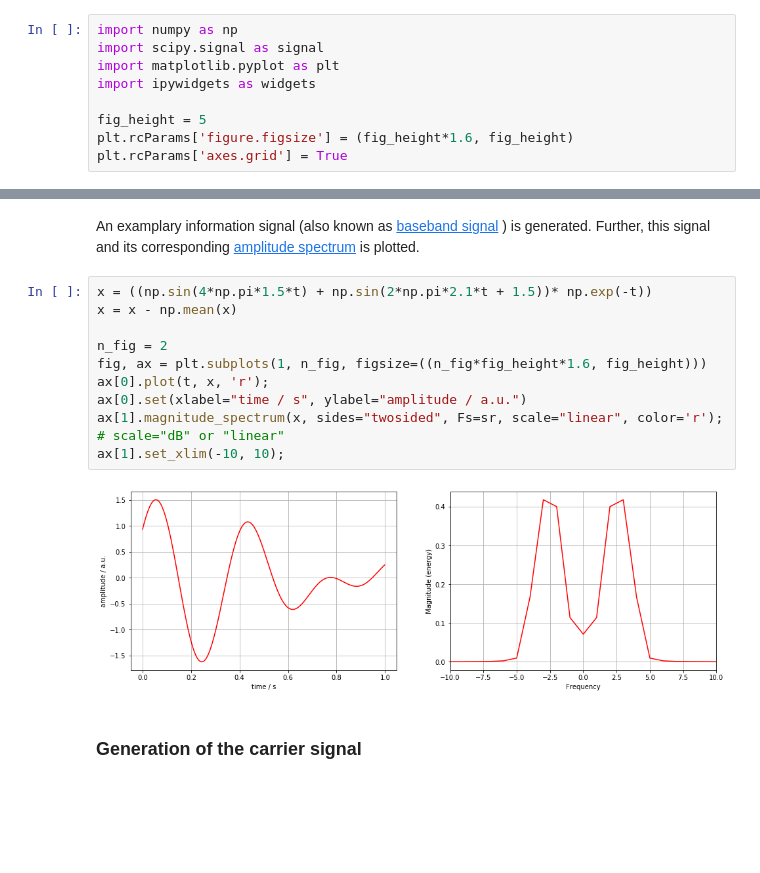
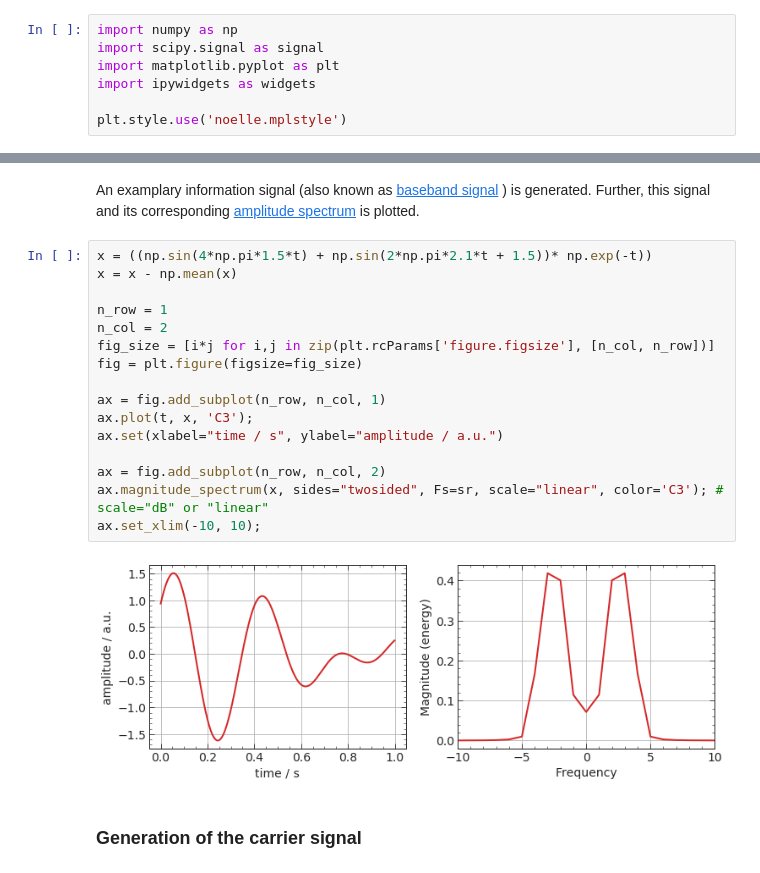
Before and after one commit to htw-ikt-noelle/Uebertragungsverfahren, a Jupyter notebook: amplitude_modulation.ipynb, the cells around one changed output, grey strips where cells are left out. Drawn from its saved outputs; the diff is of its cells as text; blank space fills up the shorter version.

Commit message:
changed plot properties

```diff
--- a/amplitude_modulation.ipynb
+++ b/amplitude_modulation.ipynb
@@ -12,9 +12,7 @@ import scipy.signal as signal
 import matplotlib.pyplot as plt
 import ipywidgets as widgets
 
-fig_height = 5
-plt.rcParams['figure.figsize'] = (fig_height*1.6, fig_height)
-plt.rcParams['axes.grid'] = True
+plt.style.use('noelle.mplstyle')
 # %% [markdown]
 ## General parameters
 # %% [markdown]
@@ -34,15 +32,21 @@ An examplary information signal (also known as [baseband signal](https://en.wiki
 # %%
 x = ((np.sin(4*np.pi*1.5*t) + np.sin(2*np.pi*2.1*t + 1.5))* np.exp(-t))
 x = x - np.mean(x)
 
-n_fig = 2
-fig, ax = plt.subplots(1, n_fig, figsize=((n_fig*fig_height*1.6, fig_height)))
-ax[0].plot(t, x, 'r');
-ax[0].set(xlabel="time / s", ylabel="amplitude / a.u.")
-ax[1].magnitude_spectrum(x, sides="twosided", Fs=sr, scale="linear", color='r'); # scale="dB" or "linear"
-ax[1].set_xlim(-10, 10);
+n_row = 1
+n_col = 2
+fig_size = [i*j for i,j in zip(plt.rcParams['figure.figsize'], [n_col, n_row])]
+fig = plt.figure(figsize=fig_size)
+
+ax = fig.add_subplot(n_row, n_col, 1)
+ax.plot(t, x, 'C3');
+ax.set(xlabel="time / s", ylabel="amplitude / a.u.")
+
+ax = fig.add_subplot(n_row, n_col, 2)
+ax.magnitude_spectrum(x, sides="twosided", Fs=sr, scale="linear", color='C3'); # scale="dB" or "linear"
+ax.set_xlim(-10, 10);
 # %% [output]
-[figure, old version]
+[figure, new version]
 # %% [markdown]
 ### Generation of the carrier signal
 # %% [markdown]
```
Also changed, not shown: parts of 6 cells of this notebook, 3 other files.
